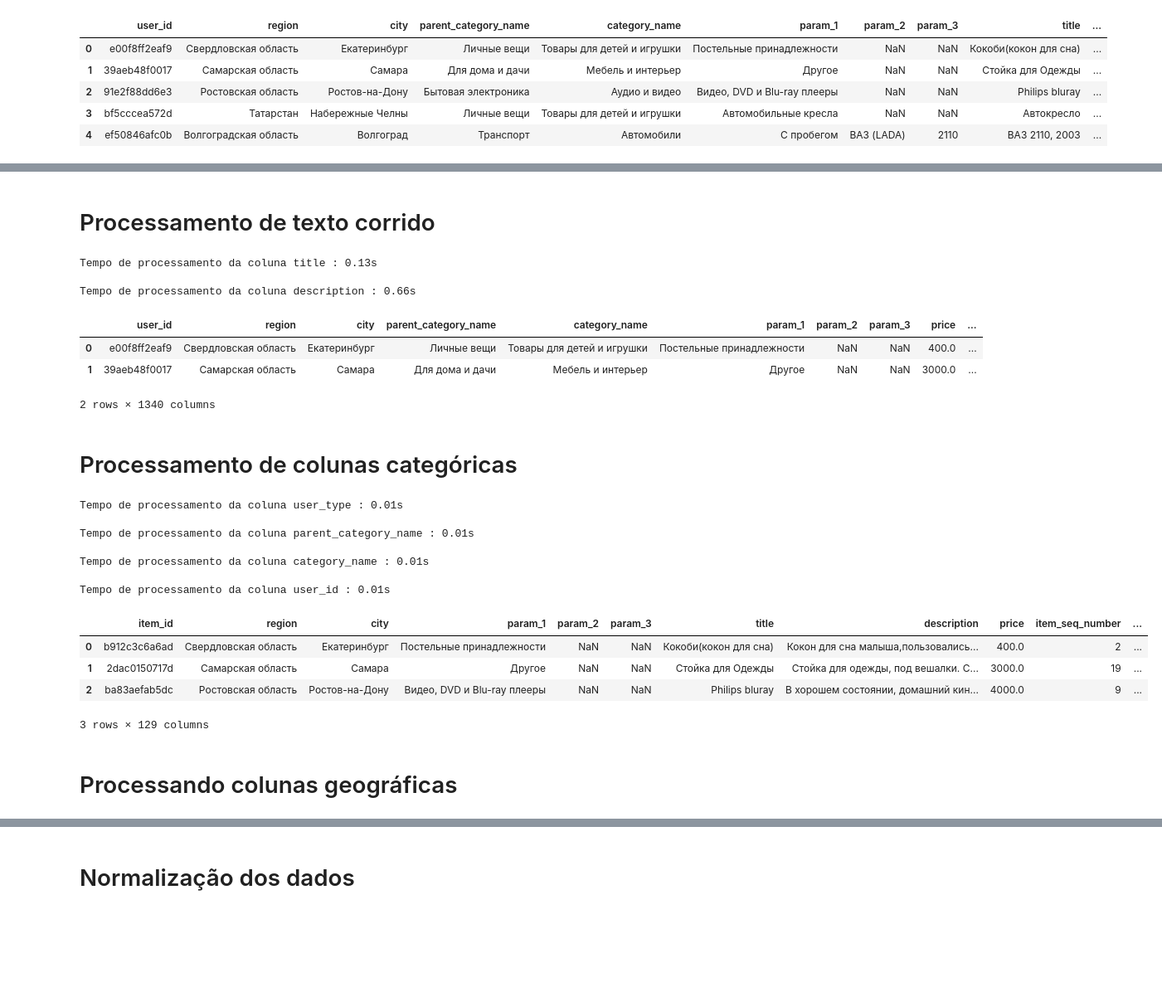
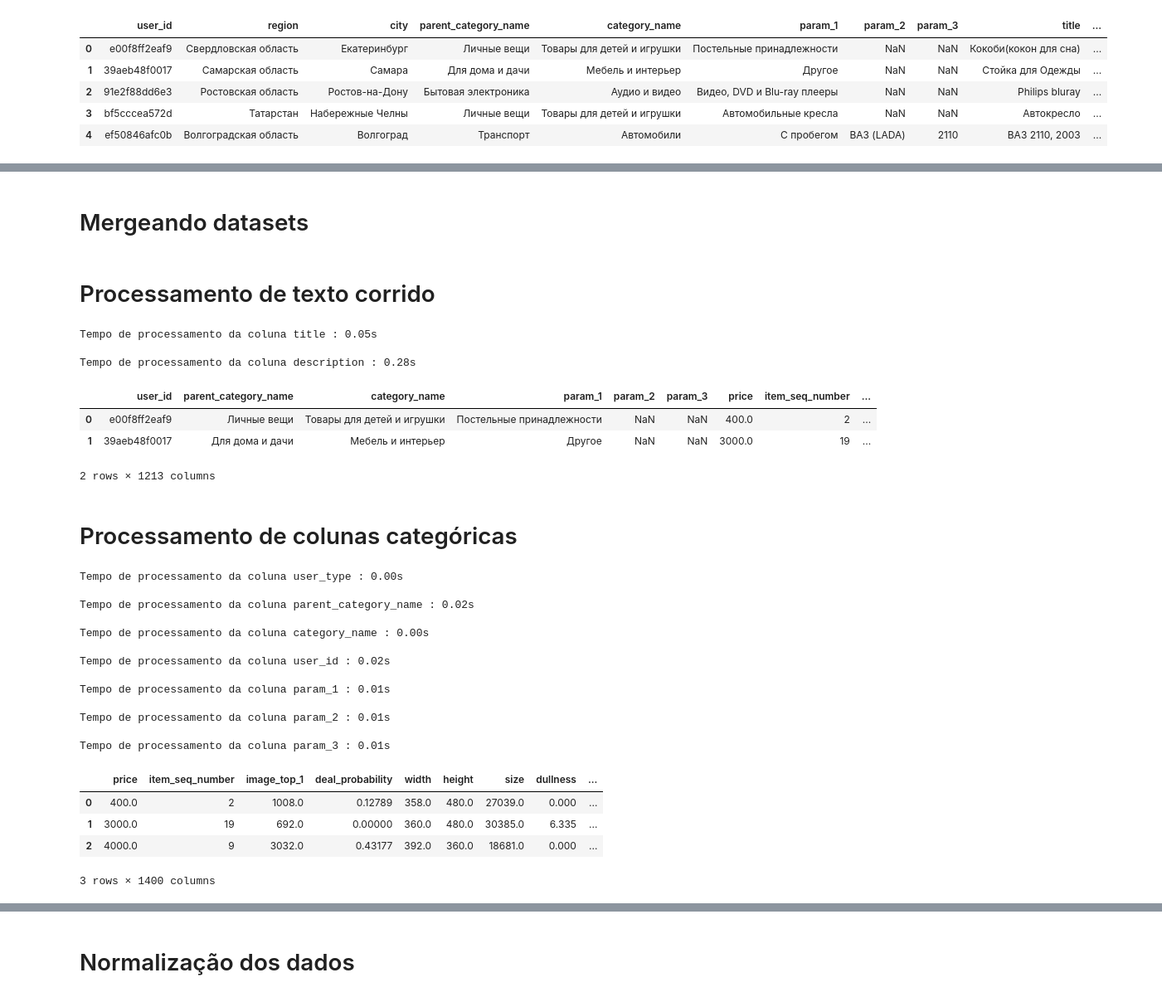
Before and after one commit to vinicius-alves/Kaggle-Avito-Challenge, a Jupyter notebook: notebook pré-processamento.ipynb, the cells around one changed output, grey strips where cells are left out. Shown at 83% size. Saved outputs shown, nothing was run; the diff lists cells and outputs as text; code cells hidden in the pictures; blank space fills up the shorter version.

```diff
--- a/notebook pré-processamento.ipynb
+++ b/notebook pré-processamento.ipynb
@@ -84,0 +157,30 @@ df_train.head(5)
+# %%
+#Convertendo datas
+
+start = time.time()
+
+date_column_name = 'activation_date'
+df_train[date_column_name] = df_train[date_column_name].astype('datetime64[ns]')
+df_test [date_column_name] = df_test[date_column_name].astype('datetime64[ns]')
+
+# Data será transforamda em três colunas: ano - 1970, mês e dia
+df_train[date_column_name] = df_train[date_column_name].map(lambda t: [t.year -1970, t.month,t.day])
+df_train['year']  = df_train[date_column_name].map(lambda t: t[0])
+df_train['month'] = df_train[date_column_name].map(lambda t: t[1])
+df_train['day']   = df_train[date_column_name].map(lambda t: t[2])
+df_train = df_train.drop(columns=[date_column_name])
+
+df_test[date_column_name] = df_test[date_column_name].map(lambda t: [t.year -1970, t.month,t.day])
+df_test['year']  = df_test[date_column_name].map(lambda t: t[0])
+df_test['month'] = df_test[date_column_name].map(lambda t: t[1])
+df_test['day']   = df_test[date_column_name].map(lambda t: t[2])
+df_test = df_test.drop(columns=[date_column_name])
+
+numeric_columns_dates = ["year","month","day"]
+numeric_columns += numeric_columns_dates
+
+end = time.time()
+
+print('Tempo de processamento da coluna de datas : '+str("%.2f" % (end - start))+'s\n')
+
+df_train.head(5)
@@ -84,0 +196,2 @@ df_train.head(5)
+# %% [markdown]
+# Mergeando datasets
@@ -115,8 +232,9 @@ for column in text_columns:
     df_test_column_transformed  = pd.DataFrame(tfidf.transform(df_test[column]).toarray())
 
     # apagando colunas antigas
-    df_train = df_train.drop(columns=[column])
-    df_test  = df_test.drop(columns=[column])
+    df_train    = df_train.drop(columns=[column])
+    df_test     = df_test.drop(columns=[column])
+    df_all_data = df_all_data.drop(columns=[column])
 
     # Mergeando dataFrames
     df_train = pd.concat([df_train, df_train_column_transformed], axis=1)
@@ -128,24 +246,26 @@ for column in text_columns:
 
 df_train.head(2)
 # %% [output]
-Tempo de processamento da coluna title : 0.13s
+Tempo de processamento da coluna title : 0.05s
 
-Tempo de processamento da coluna description : 0.66s
+Tempo de processamento da coluna description : 0.28s
-|  | user_id | region | city | parent_category_name | category_name | param_1 | param_2 | param_3 | price | ... |
-| 0 | e00f8ff2eaf9 | Свердловская область | Екатеринбург | Личные вещи | Товары для детей и игрушки | Постельные принадлежности | NaN | NaN | 400.0 | ... |
-| 1 | 39aeb48f0017 | Самарская область | Самара | Для дома и дачи | Мебель и интерьер | Другое | NaN | NaN | 3000.0 | ... |
+|  | user_id | parent_category_name | category_name | param_1 | param_2 | param_3 | price | item_seq_number | ... |
+| 0 | e00f8ff2eaf9 | Личные вещи | Товары для детей и игрушки | Постельные принадлежности | NaN | NaN | 400.0 | 2 | ... |
+| 1 | 39aeb48f0017 | Для дома и дачи | Мебель и интерьер | Другое | NaN | NaN | 3000.0 | 19 | ... |
-2 rows × 1340 columns
+2 rows × 1213 columns
 # %% [markdown]
 # Processamento de colunas categóricas
 # %%
 from sklearn.preprocessing import OneHotEncoder
 from sklearn import preprocessing
 
-num_linhas_treino = df_train[column].shape[0]
+num_linhas_treino = df_train.shape[0]
 
 for column in categorical_columns:
 
     start = time.time()
+
+    df_all_data[column] = df_all_data[column].astype(str)
 
      # fit labels
     label_enc = preprocessing.LabelEncoder()
@@ -157,41 +277,46 @@ for column in categorical_columns:
     # fit e transform usando OneHotEncoder
     one_hot_enc = OneHotEncoder(dtype=np.float32)
     column_transformed = one_hot_enc.fit_transform(column_label_encoded).toarray()
 
     # particionando resultado
     df_train_column = pd.DataFrame(column_transformed[:num_linhas_treino])
     df_test_column  = pd.DataFrame(column_transformed[num_linhas_treino:])
 
     # removendo coluna linearmente dependente
     df_train_column = df_train_column.drop(df_train_column.columns[-1], axis=1)
     df_test_column  = df_test_column.drop(df_test_column.columns[-1], axis=1)
 
     # apagando colunas antigas
     df_train = df_train.drop(columns=[column])
     df_test  = df_test.drop(columns=[column])
+    df_all_data = df_all_data.drop(columns=[column])
 
     # Mergeando dataFrames
     df_train = pd.concat([df_train, df_train_column], axis=1)
     df_test =  pd.concat([df_test, df_test_column], axis=1)
 
     end = time.time()
 
     print('Tempo de processamento da coluna '+column+' : '+str("%.2f" % (end - start))+'s\n')
 
 
 df_train.head(3)
 # %% [output]
-Tempo de processamento da coluna user_type : 0.01s
+Tempo de processamento da coluna user_type : 0.00s
 
-Tempo de processamento da coluna parent_category_name : 0.01s
+Tempo de processamento da coluna parent_category_name : 0.02s
 
-Tempo de processamento da coluna category_name : 0.01s
+Tempo de processamento da coluna category_name : 0.00s
 
-Tempo de processamento da coluna user_id : 0.01s
+Tempo de processamento da coluna user_id : 0.02s
+
+Tempo de processamento da coluna param_1 : 0.01s
+
+Tempo de processamento da coluna param_2 : 0.01s
+
+Tempo de processamento da coluna param_3 : 0.01s
-|  | item_id | region | city | param_1 | param_2 | param_3 | title | description | price | item_seq_number | ... |
-| 0 | b912c3c6a6ad | Свердловская область | Екатеринбург | Постельные принадлежности | NaN | NaN | Кокоби(кокон для сна) | Кокон для сна малыша,пользовались... | 400.0 | 2 | ... |
-| 1 | 2dac0150717d | Самарская область | Самара | Другое | NaN | NaN | Стойка для Одежды | Стойка для одежды, под вешалки. С... | 3000.0 | 19 | ... |
-| 2 | ba83aefab5dc | Ростовская область | Ростов-на-Дону | Видео, DVD и Blu-ray плееры | NaN | NaN | Philips bluray | В хорошем состоянии, домашний кин... | 4000.0 | 9 | ... |
+|  | price | item_seq_number | image_top_1 | deal_probability | width | height | size | dullness | ... |
+| 0 | 400.0 | 2 | 1008.0 | 0.12789 | 358.0 | 480.0 | 27039.0 | 0.000 | ... |
+| 1 | 3000.0 | 19 | 692.0 | 0.00000 | 360.0 | 480.0 | 30385.0 | 6.335 | ... |
+| 2 | 4000.0 | 9 | 3032.0 | 0.43177 | 392.0 | 360.0 | 18681.0 | 0.000 | ... |
-3 rows × 129 columns
+3 rows × 1400 columns
-# %% [markdown]
-# Processando colunas geográficas
```
Also changed, not shown: parts of 15 cells of this notebook.
